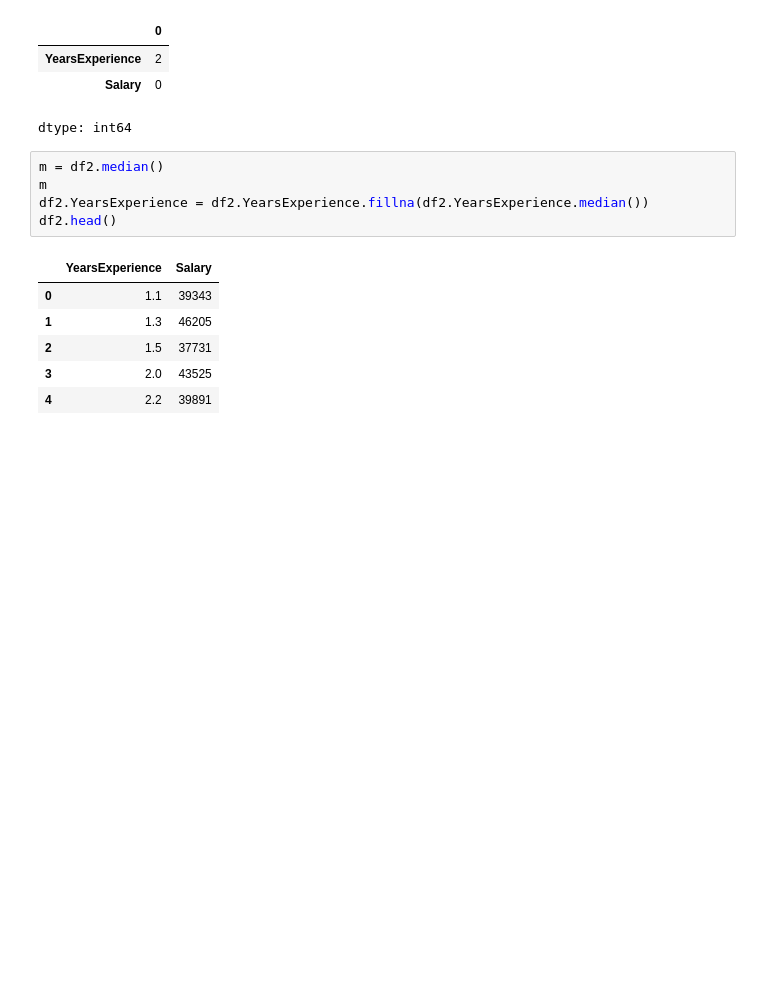
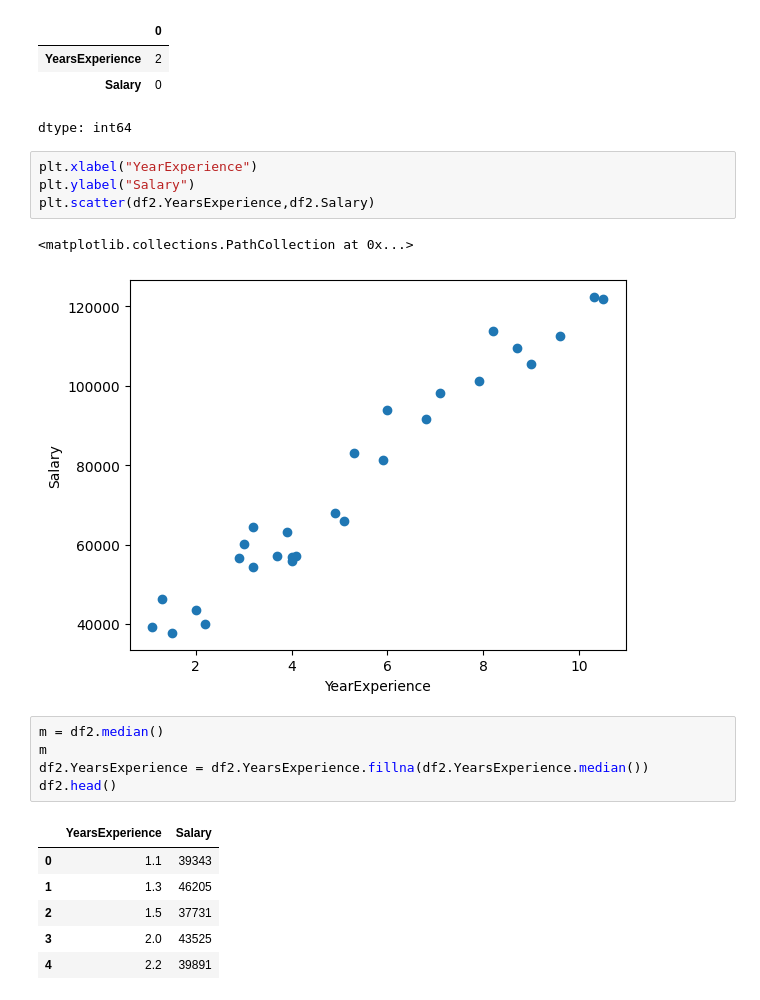
Before and after one commit to VaishnaviK-226/1BM22CS316_ML_Lab, a Jupyter notebook: “1BM22CS316_Lab-2-Linear-Multiple-Regression.ipynb, the cells around one changed output. Cells and saved outputs as stored; diff of their text form; blank space fills up the shorter version.

```diff
--- a/“1BM22CS316_Lab-2-Linear-Multiple-Regression.ipynb
+++ b/“1BM22CS316_Lab-2-Linear-Multiple-Regression.ipynb
@@ -97,6 +97,13 @@ df2.isnull().sum()
 | YearsExperience | 2 |
 | Salary | 0 |
 dtype: int64
+# %%
+plt.xlabel("YearExperience")
+plt.ylabel("Salary")
+plt.scatter(df2.YearsExperience,df2.Salary)
+# %% [output]
+<matplotlib.collections.PathCollection at 0x...>
+[figure, added]
 # %%
 m = df2.median()
 m
```
Also changed, not shown: parts of 9 cells of this notebook.
